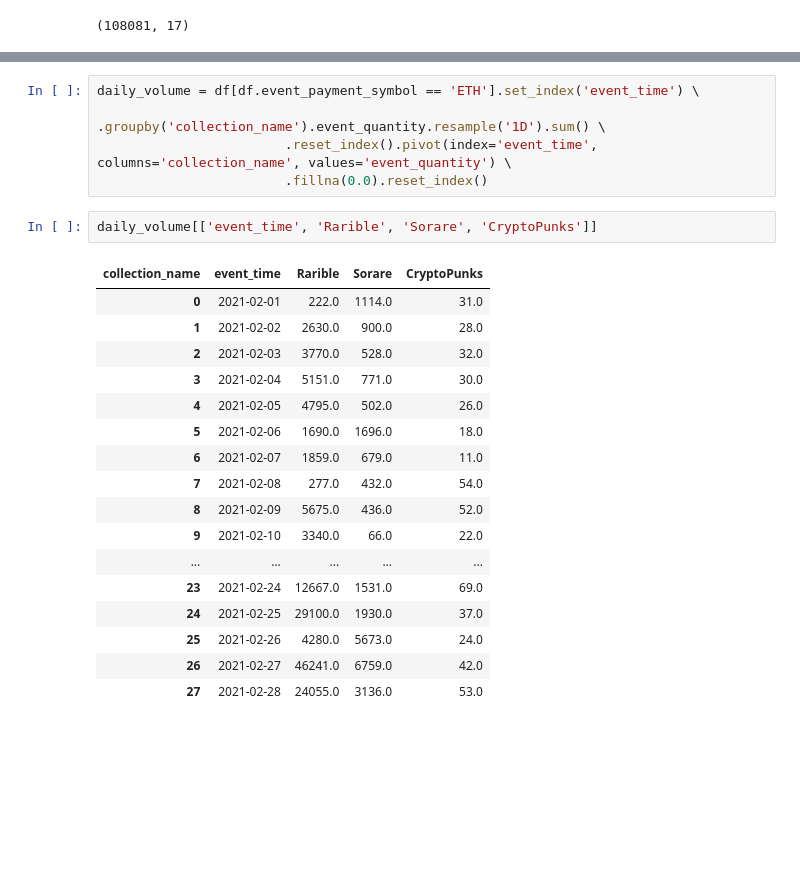
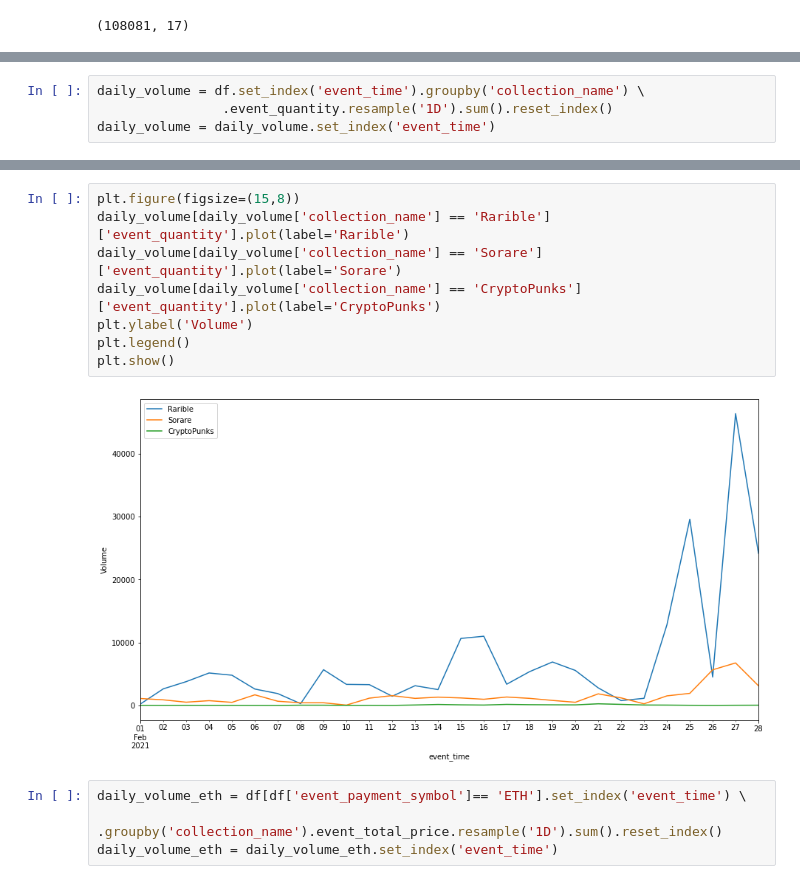
Before and after one commit to Checco9811/opensea-api-nft-sales, a Jupyter notebook: eda.ipynb, the cells around one changed output, grey strips where cells are left out. Saved outputs shown, nothing was run; the diff lists cells and outputs as text; blank space fills up the shorter version.

```diff
--- a/eda.ipynb
+++ b/eda.ipynb
@@ -26,3 +26,7 @@ df.head()
 | 2 | 2 | rarible | Rarible | https://opensea.io/collection/rar... | 16911700 | Meditation | Meditation by Diana.\n\nMinted on... | ... |
 | 3 | 3 | rarible | Rarible | https://opensea.io/collection/rar... | 16986936 | I´m OG | This is one of the first NFTs in ... | ... |
 | 4 | 4 | chainguardians | ChainGuardians | https://opensea.io/collection/cha... | 13382164 | Celia B100 #105 | One of the original androids crea... | ... |
+# %%
+daily_volume = df.set_index('event_time').groupby('collection_name') \
+                .event_quantity.resample('1D').sum().reset_index()
+daily_volume = daily_volume.set_index('event_time')
@@ -29,25 +43,14 @@ df.head()
+# %%
+plt.figure(figsize=(15,8))
+daily_volume[daily_volume['collection_name'] == 'Rarible']['event_quantity'].plot(label='Rarible')
+daily_volume[daily_volume['collection_name'] == 'Sorare']['event_quantity'].plot(label='Sorare')
+daily_volume[daily_volume['collection_name'] == 'CryptoPunks']['event_quantity'].plot(label='CryptoPunks')
+plt.ylabel('Volume')
+plt.legend()
+plt.show()
+# %% [output]
+[figure, added]
 # %%
-daily_volume = df[df.event_payment_symbol == 'ETH'].set_index('event_time') \
-                        .groupby('collection_name').event_quantity.resample('1D').sum() \
-                        .reset_index().pivot(index='event_time', columns='collection_name', values='event_quantity') \
-                        .fillna(0.0).reset_index()
+daily_volume_eth = df[df['event_payment_symbol']== 'ETH'].set_index('event_time') \
+                        .groupby('collection_name').event_total_price.resample('1D').sum().reset_index()
+daily_volume_eth = daily_volume_eth.set_index('event_time')
-# %%
-daily_volume[['event_time', 'Rarible', 'Sorare', 'CryptoPunks']]
-# %% [output]
-| collection_name | event_time | Rarible | Sorare | CryptoPunks |
-| 0 | 2021-02-01 | 222.0 | 1114.0 | 31.0 |
-| 1 | 2021-02-02 | 2630.0 | 900.0 | 28.0 |
-| 2 | 2021-02-03 | 3770.0 | 528.0 | 32.0 |
-| 3 | 2021-02-04 | 5151.0 | 771.0 | 30.0 |
-| 4 | 2021-02-05 | 4795.0 | 502.0 | 26.0 |
-| 5 | 2021-02-06 | 1690.0 | 1696.0 | 18.0 |
-| 6 | 2021-02-07 | 1859.0 | 679.0 | 11.0 |
-| 7 | 2021-02-08 | 277.0 | 432.0 | 54.0 |
-| 8 | 2021-02-09 | 5675.0 | 436.0 | 52.0 |
-| 9 | 2021-02-10 | 3340.0 | 66.0 | 22.0 |
-| ... | ... | ... | ... | ... |
-| 23 | 2021-02-24 | 12667.0 | 1531.0 | 69.0 |
-| 24 | 2021-02-25 | 29100.0 | 1930.0 | 37.0 |
-| 25 | 2021-02-26 | 4280.0 | 5673.0 | 24.0 |
-| 26 | 2021-02-27 | 46241.0 | 6759.0 | 42.0 |
-| 27 | 2021-02-28 | 24055.0 | 3136.0 | 53.0 |
```
Also changed, not shown: parts of 8 cells of this notebook.
